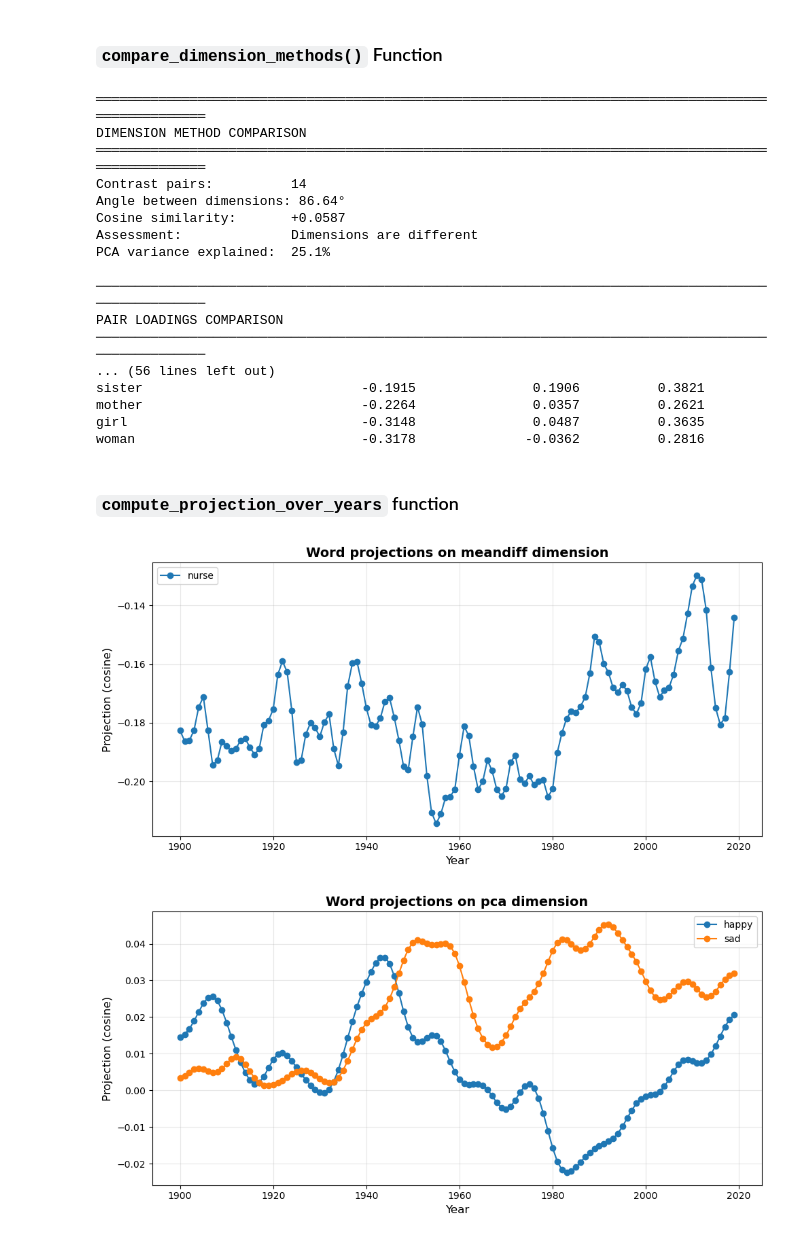
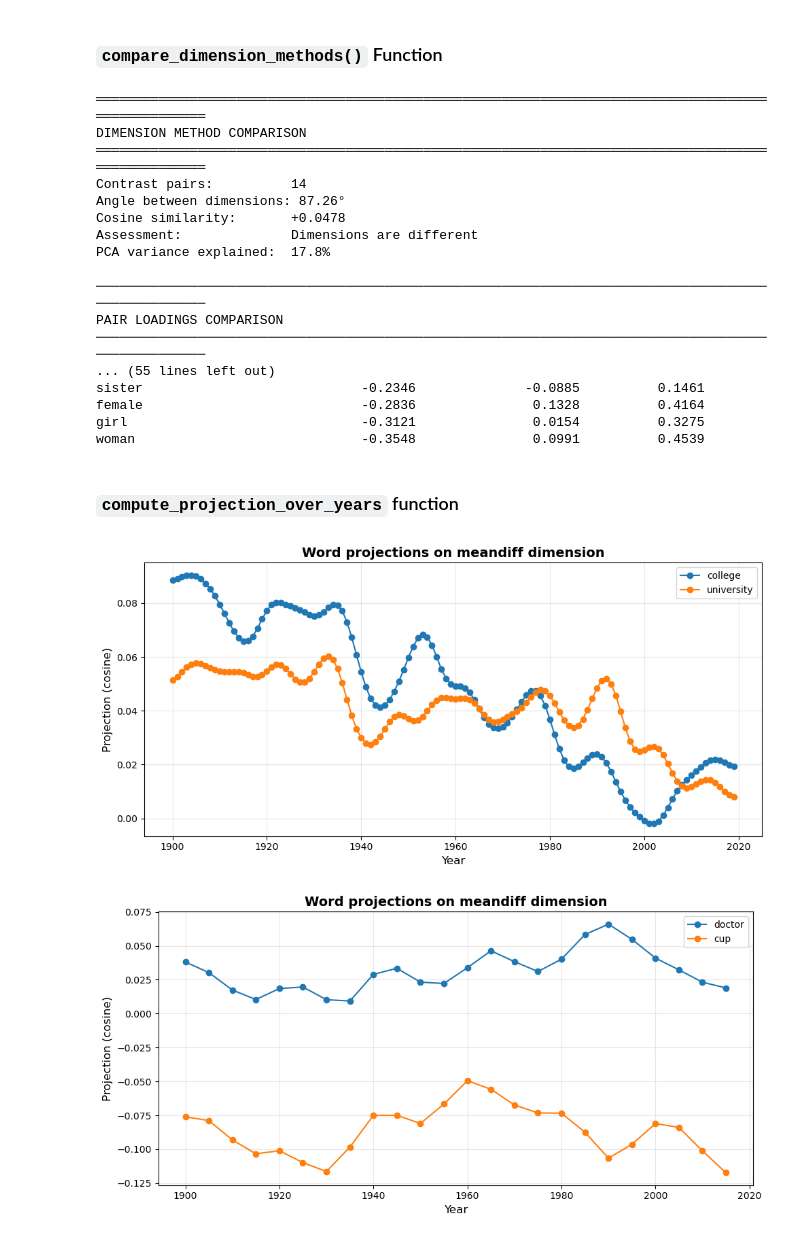
Before and after one commit to eric-d-knowles/lexichron, a Jupyter notebook: notebooks/ngram_change_analysis_workflow.ipynb, the cells around one changed output. Cells and saved outputs as stored; diff of their text form; code cells hidden in the pictures.

```diff
--- a/notebooks/ngram_change_analysis_workflow.ipynb
+++ b/notebooks/ngram_change_analysis_workflow.ipynb
@@ -490,7 +497,7 @@ Word                           Projection
 ### `compare_dimension_methods()` Function
 # %%
 year = 2000
-model = W2VModel(f'{model_path}/w2v_y{year}_wbnone_vs300_w004_mc001_sg1_e010.kv')
+model = W2VModel(f'{model_path}/w2v_y{year}_wbdoc_freq_vs300_w004_mc001_sg1_e010.kv')
 
 gender_contrasts = [
     ('she', 'he'),
@@ -530,71 +537,67 @@ comparison = model.compare_dimension_methods(
 DIMENSION METHOD COMPARISON
 ════════════════════════════════════════════════════════════════════════════════════════════════════
 Contrast pairs:          14
-Angle between dimensions: 86.64°
-Cosine similarity:       +0.0587
+Angle between dimensions: 87.26°
+Cosine similarity:       +0.0478
 Assessment:              Dimensions are different
-PCA variance explained:  25.1%
+PCA variance explained:  17.8%
 
 ────────────────────────────────────────────────────────────────────────────────────────────────────
 PAIR LOADINGS COMPARISON
 ────────────────────────────────────────────────────────────────────────────────────────────────────
-... (56 lines left out)
-sister                            -0.1915               0.1906          0.3821
-mother                            -0.2264               0.0357          0.2621
-girl                              -0.3148               0.0487          0.3635
-woman                             -0.3178              -0.0362          0.2816
+... (55 lines left out)
+sister                            -0.2346              -0.0885          0.1461
+female                            -0.2836               0.1328          0.4164
+girl                              -0.3121               0.0154          0.3275
+woman                             -0.3548               0.0991          0.4539
 # %% [markdown]
 ### `compute_projection_over_years` function
 # %%
 gender_contrasts = [
     ('she', 'he'),
     ('her', 'him'),
     ('hers', 'his'),
     ('herself', 'himself'),
     ('woman', 'man'),
     ('women', 'men'),
     ('girl', 'boy'),
     ('girls', 'boys'),
     ('mother', 'father'),
     ('mothers', 'fathers'),
     ('daughter', 'son'),
     ('daughters', 'sons'),
     ('sister', 'brother'),
     ('sisters', 'brothers')
 ]
 
 result = compute_projection_over_years(
     model_dir=f"{model_path}",
     token_contrasts=gender_contrasts,
-    test_words=['nurse'],
+    test_words=['college', 'university'],
     start_year=1900,
     end_year=2019,
     year_step=1,
     method='meandiff',
     ensure_sign_positive=True,
     smooth=True,
-    sigma=1,
+    sigma=3,
     verbose=False
 )
 # %% [output]
-[figure, old version]
+[figure, new version]
 # %%
-class_contrasts = [
-    ('poor', 'rich'),
-]
-
 result = compute_projection_over_years(
     model_dir=f"{model_path}",
-    token_contrasts=class_contrasts,
-    test_words=['happy', 'sad'],
+    token_contrasts=gender_contrasts,
+    test_words=['doctor', 'cup'],
     start_year=1900,
     end_year=2019,
-    year_step=1,
-    method='pca',
+    year_step=5,
+    method='meandiff',
     ensure_sign_positive=True,
     smooth=True,
-    sigma=3,
+    sigma=1,
     verbose=False
 )
 # %% [output]
-[figure, old version]
+[figure, new version]
```
Also changed, not shown: parts of 19 cells of this notebook, 25 other files.
